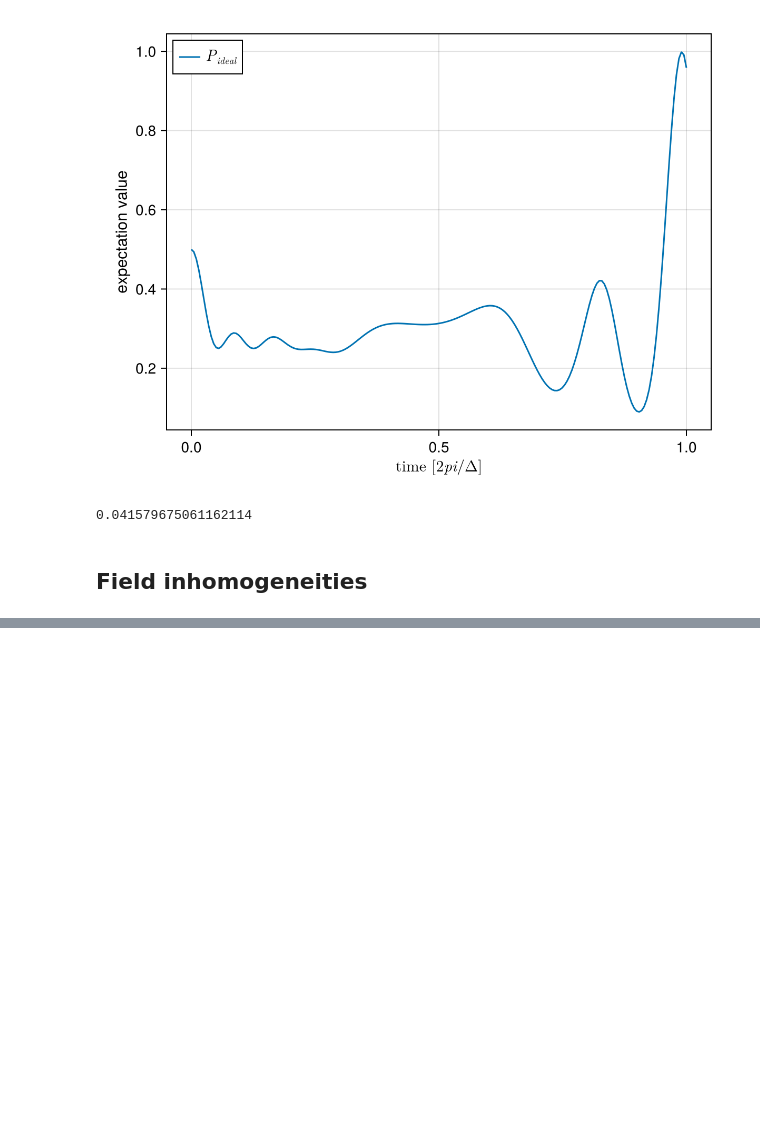
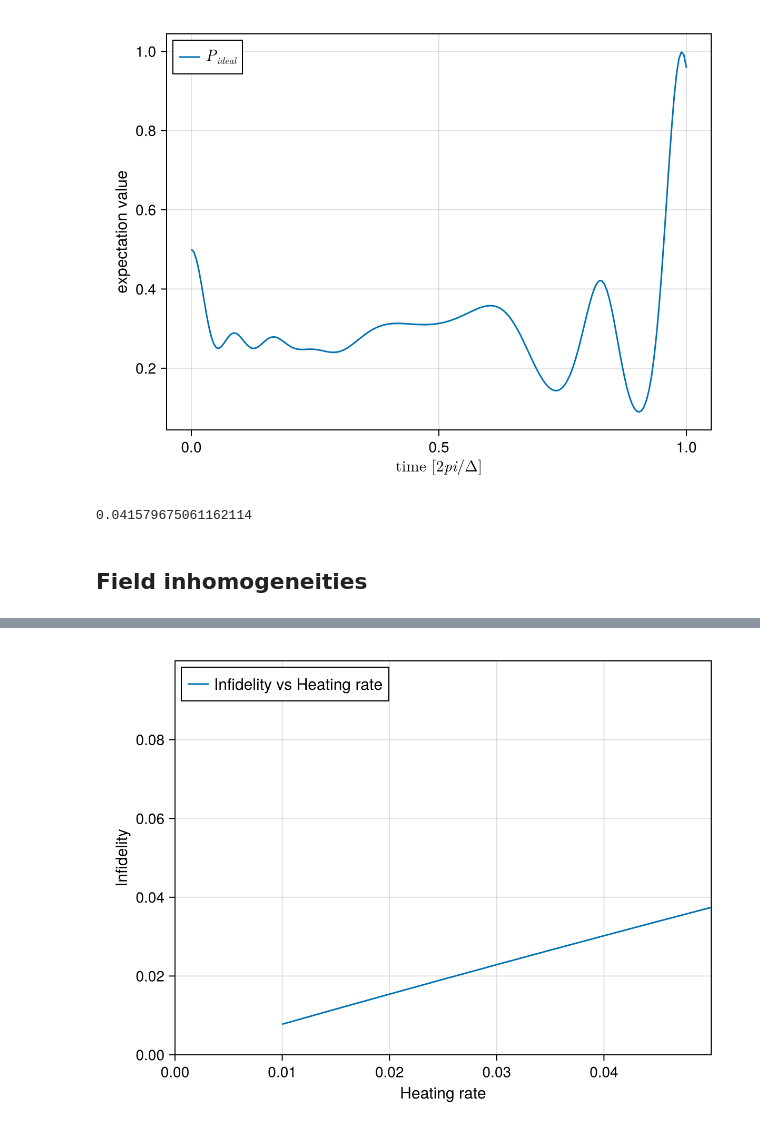
Before and after one commit to Lightup1/Penning_trap_electron, a Jupyter notebook: gate_infidelities/numerical.ipynb, the cells around one changed output, grey strips where cells are left out. Cells and saved outputs as stored; diff of their text form; code cells hidden in the pictures; blank space fills up the shorter version.

```diff
--- a/gate_infidelities/numerical.ipynb
+++ b/gate_infidelities/numerical.ipynb
@@ -177,3 +184,6 @@ fig_se
 0.041579675061162114
 # %% [markdown]
 ## Field inhomogeneities
+# %%
+ψ0 = basis(2,1) ⊗ basis(2,1) ⊗ fock(N,50)
+infidelity_field_inhomogeneity_numerical(1.0,4e-4,ψ0)
@@ -179,0 +258,14 @@ fig_se
+# %%
+N = 30
+ψ0 = basis(2,1) ⊗ basis(2,1) ⊗ fock(N,0)
+nhs=(1:0.5:5)*1e-2
+infidelities = [infidelity_heating_numerical(1,nh,ψ0,progress_bar=Val(false)) for nh in nhs]
+fig = Figure()
+ax = Axis(fig[1, 1], xlabel = "Heating rate", ylabel = "Infidelity", xlabelsize = 15, ylabelsize = 15)
+lines!(ax, nhs, infidelities, label = "Infidelity vs Heating rate")
+axislegend(ax; position = :lt, labelsize = 15)
+xlims!(ax, 0, 5e-2)
+ylims!(ax, 0, 0.1)
+fig
+# %% [output]
+[figure, added]
```
Also changed, not shown: parts of 12 cells of this notebook, 2 other files.
